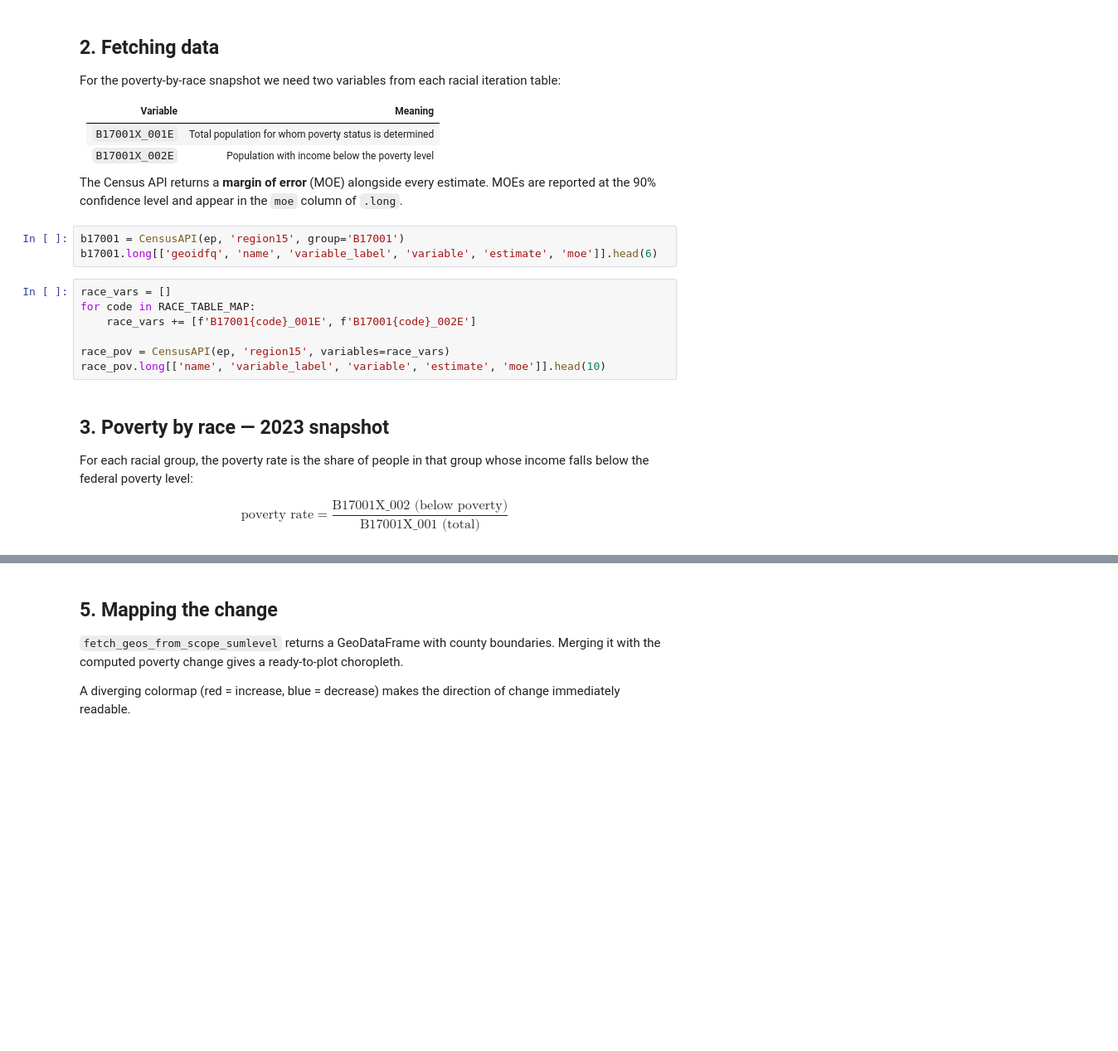
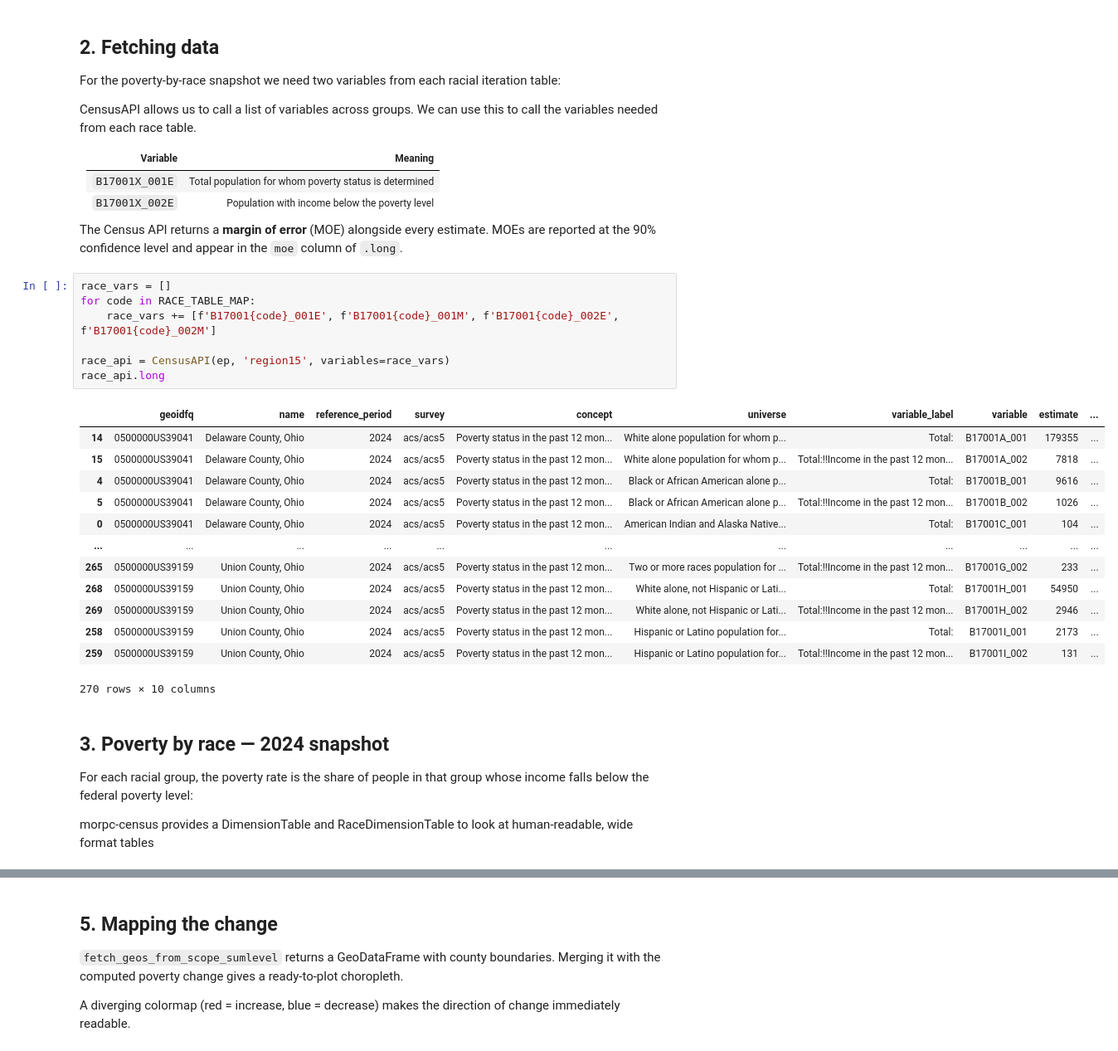
Before and after one commit to jinskeep-morpc/morpc-census, a Jupyter notebook: doc/03-morpc-poverty-race-demo.ipynb, the cells around one changed output, grey strips where cells are left out. Shown at 83% size. Drawn from its saved outputs; the diff is of its cells as text; blank space fills up the shorter version.

```diff
--- a/doc/03-morpc-poverty-race-demo.ipynb
+++ b/doc/03-morpc-poverty-race-demo.ipynb
@@ -69,6 +101,8 @@ available
 ## 2. Fetching data
 
 For the poverty-by-race snapshot we need two variables from each racial iteration table:
+
+CensusAPI allows us to call a list of variables across groups. We can use this to call the variables needed from each race table.
 
 | Variable | Meaning |
 |---|---|
@@ -77,20 +111,31 @@ For the poverty-by-race snapshot we need two variables from each racial iteratio
 
 The Census API returns a **margin of error** (MOE) alongside every estimate.
 MOEs are reported at the 90% confidence level and appear in the `moe` column of `.long`.
-# %%
-b17001 = CensusAPI(ep, 'region15', group='B17001')
-b17001.long[['geoidfq', 'name', 'variable_label', 'variable', 'estimate', 'moe']].head(6)
 # %%
 race_vars = []
 for code in RACE_TABLE_MAP:
-    race_vars += [f'B17001{code}_001E', f'B17001{code}_002E']
+    race_vars += [f'B17001{code}_001E', f'B17001{code}_001M', f'B17001{code}_002E', f'B17001{code}_002M']
 
-race_pov = CensusAPI(ep, 'region15', variables=race_vars)
-race_pov.long[['name', 'variable_label', 'variable', 'estimate', 'moe']].head(10)
+race_api = CensusAPI(ep, 'region15', variables=race_vars)
+race_api.long
+# %% [output]
+|  | geoidfq | name | reference_period | survey | concept | universe | variable_label | variable | estimate | ... |
+| 14 | 0500000US39041 | Delaware County, Ohio | 2024 | acs/acs5 | Poverty status in the past 12 mon... | White alone population for whom p... | Total: | B17001A_001 | 179355 | ... |
+| 15 | 0500000US39041 | Delaware County, Ohio | 2024 | acs/acs5 | Poverty status in the past 12 mon... | White alone population for whom p... | Total:!!Income in the past 12 mon... | B17001A_002 | 7818 | ... |
+| 4 | 0500000US39041 | Delaware County, Ohio | 2024 | acs/acs5 | Poverty status in the past 12 mon... | Black or African American alone p... | Total: | B17001B_001 | 9616 | ... |
+| 5 | 0500000US39041 | Delaware County, Ohio | 2024 | acs/acs5 | Poverty status in the past 12 mon... | Black or African American alone p... | Total:!!Income in the past 12 mon... | B17001B_002 | 1026 | ... |
+| 0 | 0500000US39041 | Delaware County, Ohio | 2024 | acs/acs5 | Poverty status in the past 12 mon... | American Indian and Alaska Native... | Total: | B17001C_001 | 104 | ... |
+| ... | ... | ... | ... | ... | ... | ... | ... | ... | ... | ... |
+| 265 | 0500000US39159 | Union County, Ohio | 2024 | acs/acs5 | Poverty status in the past 12 mon... | Two or more races population for ... | Total:!!Income in the past 12 mon... | B17001G_002 | 233 | ... |
+| 268 | 0500000US39159 | Union County, Ohio | 2024 | acs/acs5 | Poverty status in the past 12 mon... | White alone, not Hispanic or Lati... | Total: | B17001H_001 | 54950 | ... |
+| 269 | 0500000US39159 | Union County, Ohio | 2024 | acs/acs5 | Poverty status in the past 12 mon... | White alone, not Hispanic or Lati... | Total:!!Income in the past 12 mon... | B17001H_002 | 2946 | ... |
+| 258 | 0500000US39159 | Union County, Ohio | 2024 | acs/acs5 | Poverty status in the past 12 mon... | Hispanic or Latino population for... | Total: | B17001I_001 | 2173 | ... |
+| 259 | 0500000US39159 | Union County, Ohio | 2024 | acs/acs5 | Poverty status in the past 12 mon... | Hispanic or Latino population for... | Total:!!Income in the past 12 mon... | B17001I_002 | 131 | ... |
+270 rows × 10 columns
 # %% [markdown]
-## 3. Poverty by race — 2023 snapshot
+## 3. Poverty by race — 2024 snapshot
 
 For each racial group, the poverty rate is the share of people in that group whose income
 falls below the federal poverty level:
 
-$$\text{poverty rate} = \frac{\text{B17001X\_002 (below poverty)}}{\text{B17001X\_001 (total)}}$$
+morpc-census provides a DimensionTable and RaceDimensionTable to look at human-readable, wide format tables
```
Also changed, not shown: parts of 28 cells of this notebook, 1 other file.
